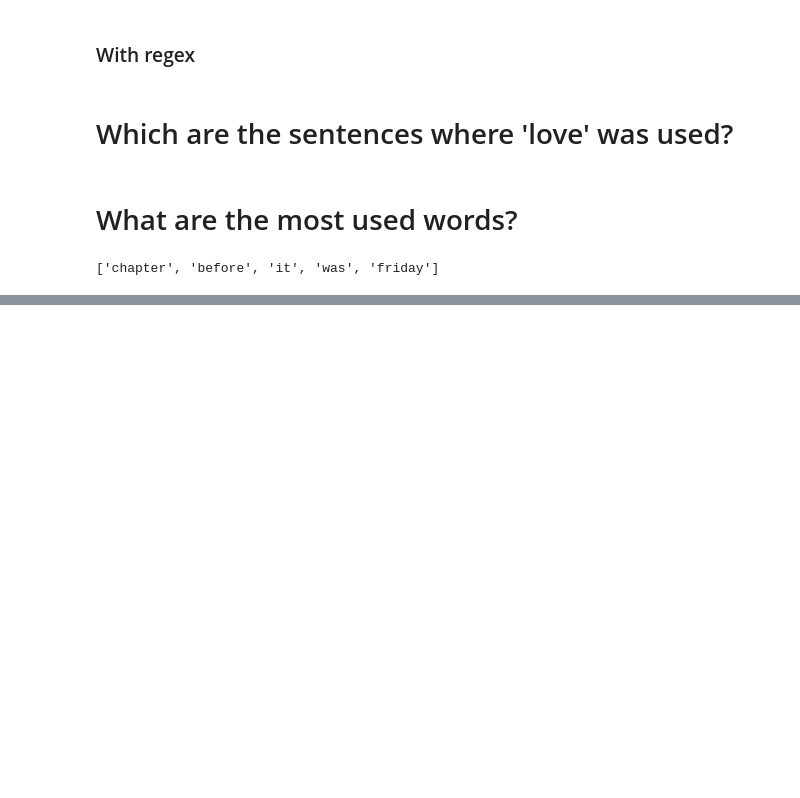
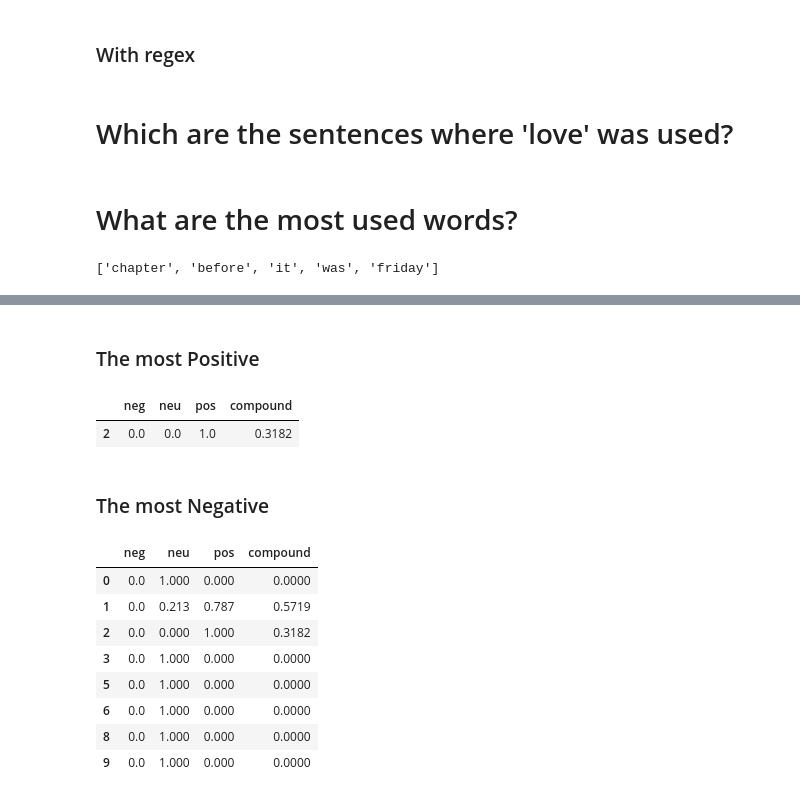
Before and after one commit to dllchun/Python, a Jupyter notebook: 2_Intermediate_Project/app8_nlp_books/book.ipynb, the cells around one changed output, grey strips where cells are left out. Drawn from its saved outputs; the diff is of its cells as text; code cells hidden in the pictures; blank space fills up the shorter version.

```diff
--- a/2_Intermediate_Project/app8_nlp_books/book.ipynb
+++ b/2_Intermediate_Project/app8_nlp_books/book.ipynb
@@ -55,0 +88,2 @@ the_most_used_words
+# %%
+analyzer = SentimentIntensityAnalyzer()
@@ -55,0 +96,4 @@ the_most_used_words
+# %%
+pattern = re.compile('Chapter [0-9]+')
+findings = re.split(pattern, book)
+findings
@@ -55,0 +111,3 @@ the_most_used_words
+# %%
+sentiment_list = [analyzer.polarity_scores(chapter) for chapter in findings]
+sentiment_list
@@ -55,0 +125,27 @@ the_most_used_words
+# %%
+import pandas as pd
+
+df = pd.DataFrame(sentiment_list)
+# %% [markdown]
+### The most Positive
+# %%
+the_most_positive = df[df['pos'] == df['pos'].max()]
+the_most_positive
+# %% [output]
+|  | neg | neu | pos | compound |
+| 2 | 0.0 | 0.0 | 1.0 | 0.3182 |
+# %% [markdown]
+### The most Negative
+# %%
+the_most_negative = df[df['neg'] == df['neg'].min()]
+the_most_negative
+# %% [output]
+|  | neg | neu | pos | compound |
+| 0 | 0.0 | 1.000 | 0.000 | 0.0000 |
+| 1 | 0.0 | 0.213 | 0.787 | 0.5719 |
+| 2 | 0.0 | 0.000 | 1.000 | 0.3182 |
+| 3 | 0.0 | 1.000 | 0.000 | 0.0000 |
+| 5 | 0.0 | 1.000 | 0.000 | 0.0000 |
+| 6 | 0.0 | 1.000 | 0.000 | 0.0000 |
+| 8 | 0.0 | 1.000 | 0.000 | 0.0000 |
+| 9 | 0.0 | 1.000 | 0.000 | 0.0000 |
```
Also changed, not shown: parts of 13 cells of this notebook.
